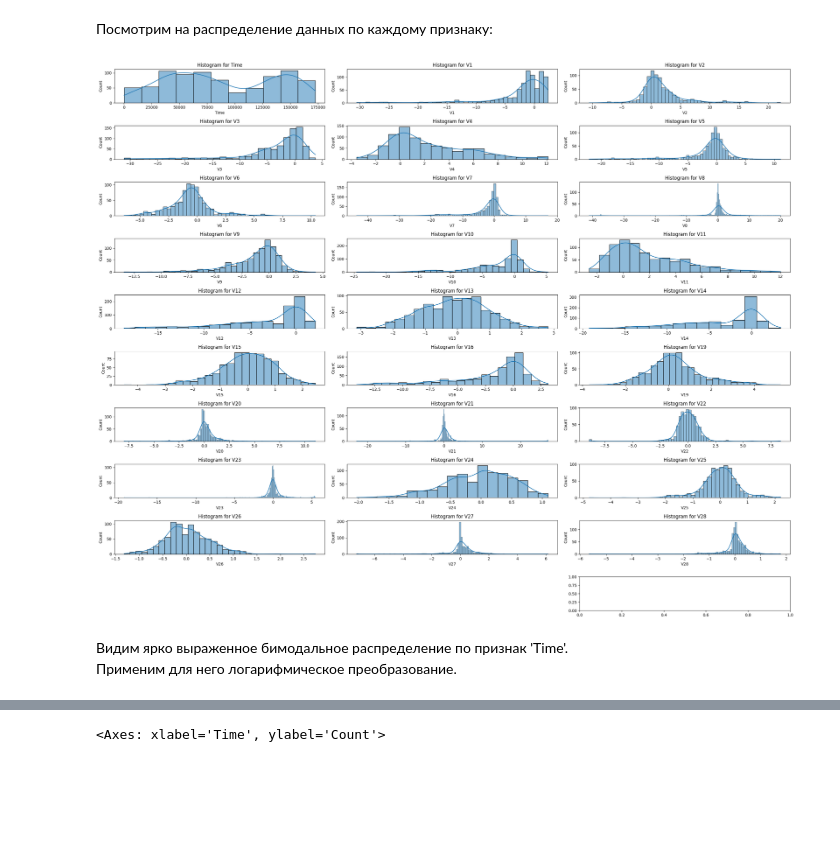
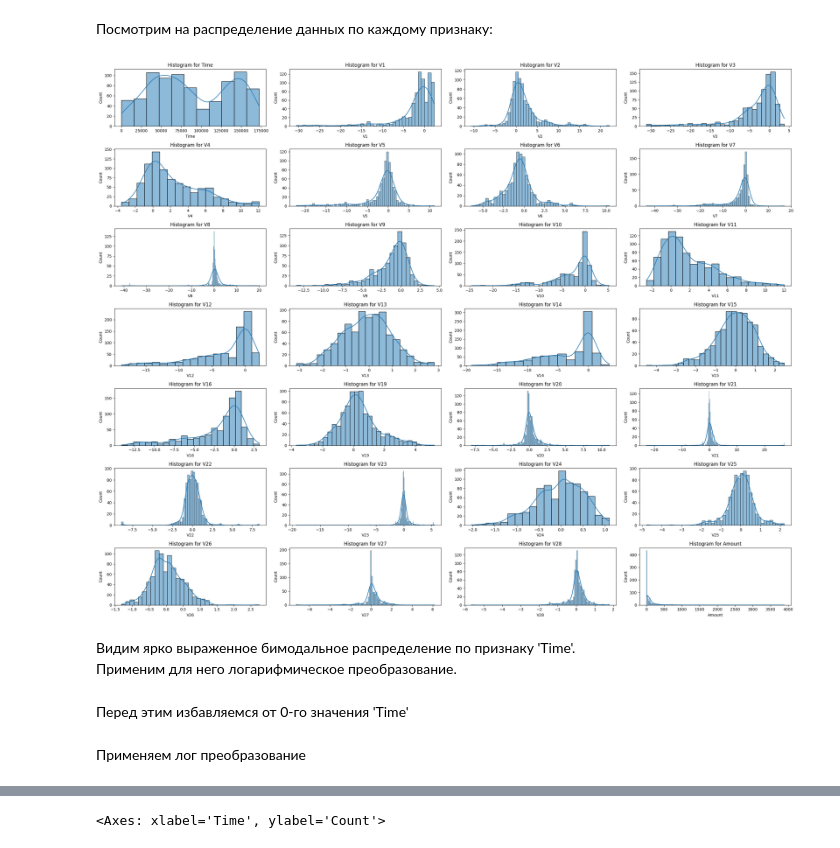
Before and after one commit to alexey3nemckovich/ml_practice_3, a Jupyter notebook: student_notebook_final.ipynb, the cells around one changed output, grey strips where cells are left out. Drawn from its saved outputs; the diff is of its cells as text; code cells hidden in the pictures; blank space fills up the shorter version.

```diff
--- a/student_notebook_final.ipynb
+++ b/student_notebook_final.ipynb
@@ -242,32 +245,15 @@ plot_corr_matrix(data_resampled_preprocessed, figsize=(30, 10))
 Корреляций выше порога 0.9 не осталось.
 # %% [markdown]
 Посмотрим на распределение данных по каждому признаку:
-# %%
-columns_to_plot = data_resampled_preprocessed.drop('Class', axis=1).columns
-
-num_cols = 3
-num_rows = (len(columns_to_plot) - 1) // num_cols + 1
-
-fig, axes = plt.subplots(num_rows, num_cols, figsize=(25, 20))
-
-axes = axes.flatten()
-
-for i, col in enumerate(columns_to_plot):
-    sns.histplot(data=data_resampled_preprocessed, x=col, kde=True, ax=axes[i])
-    axes[i].set_title(f"Histogram for {col}")
-    axes[i].set_xlabel(col)
-
-if len(columns_to_plot) % num_cols != 0:
-    for i in range(len(columns_to_plot) % num_cols, num_cols):
-        fig.delaxes(axes[-i - 1])
-
-plt.tight_layout()
-plt.show()
-# %% [output]
-[figure, removed]
+# %%
+plot_features_distributions(data_resampled_preprocessed, data_resampled_preprocessed.drop('Class', axis=1).columns, 4)
+# %% [output]
+[figure, added]
 # %% [markdown]
-Видим ярко выраженное бимодальное распределение по признак 'Time'.<br>
+Видим ярко выраженное бимодальное распределение по признаку 'Time'.<br>
 Применим для него логарифмическое преобразование.
+# %% [markdown]
+Перед этим избавляемся от 0-го значения 'Time'
 # %%
 data_preprocessed[data_preprocessed['Time'] == 0] = 1
 
@@ -278,6 +264,8 @@ X_train_resampled_preprocessed[X_train_resampled_preprocessed['Time'] == 0] = 1
 X_train_preprocessed[X_train_preprocessed['Time'] == 0] = 1
 
 X_test_preprocessed[X_test_preprocessed['Time'] == 0] = 1
+# %% [markdown]
+Применяем лог преобразование
 # %%
 data_preprocessed['Time'] = np.log10(data_preprocessed['Time'])
 
```
Also changed, not shown: parts of 71 cells of this notebook, 1 other file.
